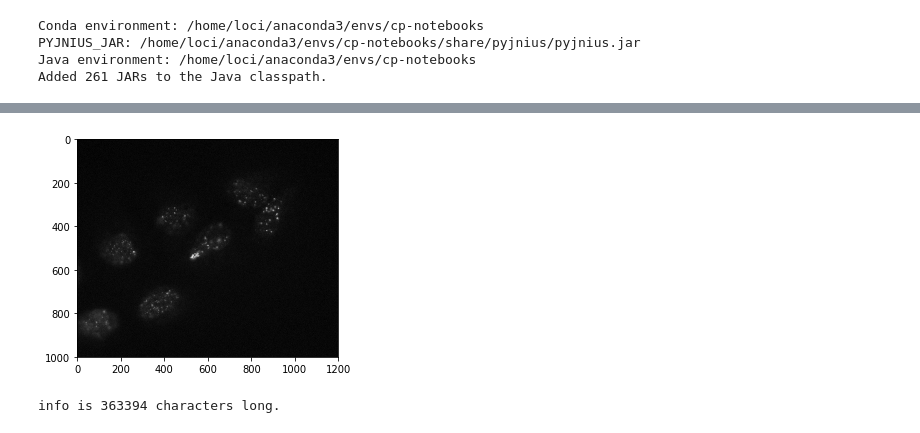
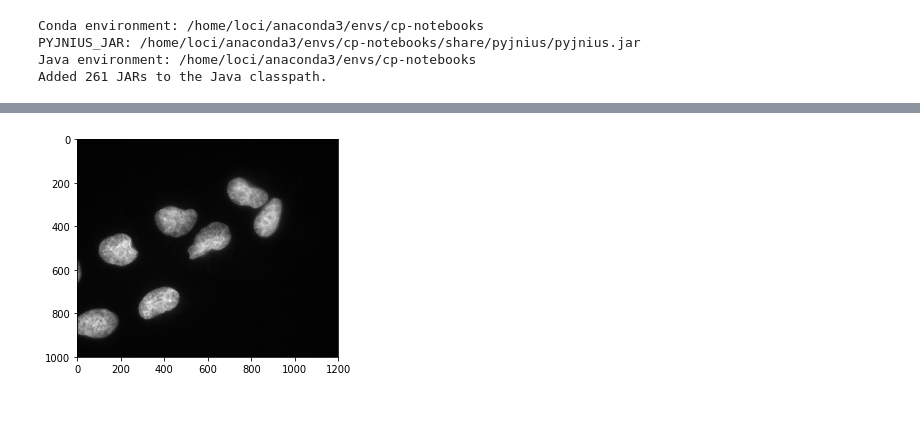
Before and after one commit to CellProfiler/notebooks, a Jupyter notebook: cellprofiler_with_imagej_pyjnius.ipynb, the cells around one changed output, grey strips where cells are left out. Saved outputs shown, nothing was run; the diff lists cells and outputs as text; code cells hidden in the pictures.

```diff
--- a/cellprofiler_with_imagej_pyjnius.ipynb
+++ b/cellprofiler_with_imagej_pyjnius.ipynb
@@ -119,26 +117,7 @@ def show(image):
 ImageJ = jnius.autoclass('net.imagej.ImageJ')
 ij = ImageJ()
 # %%
-img = skimage.io.imread('data/images/1-162hrh2ax2.tif')
+img = skimage.io.imread('data/images/1-162hrhoe2.tif')
 show(img)
 # %% [output]
-[figure, old version]
+[figure, new version]
-# %%
-# set up data on the java side
-
-# take a new hashmap
-HashMap = jnius.autoclass('java.util.HashMap')
-input_map = HashMap()
-
-# get system info
-result = ij.command().run("org.scijava.plugins.commands.debug.SystemInformation", True, input_map).get()
-Objects = jnius.autoclass('java.util.Objects')
-print('info is ' + str(len(Objects.toString(result.getOutputs()))) + ' characters long.')
-
-# add the image to the hashmap
-HashMap = jnius.autoclass('java.util.HashMap')
-input_map = HashMap()
-imglib_img = imglyb.to_imglib(img)
-input_map.put('display', ij.display().createDisplay(imglib_img))
-# %% [output]
-info is 363394 characters long.
```
Also changed, not shown: parts of 6 cells of this notebook.
